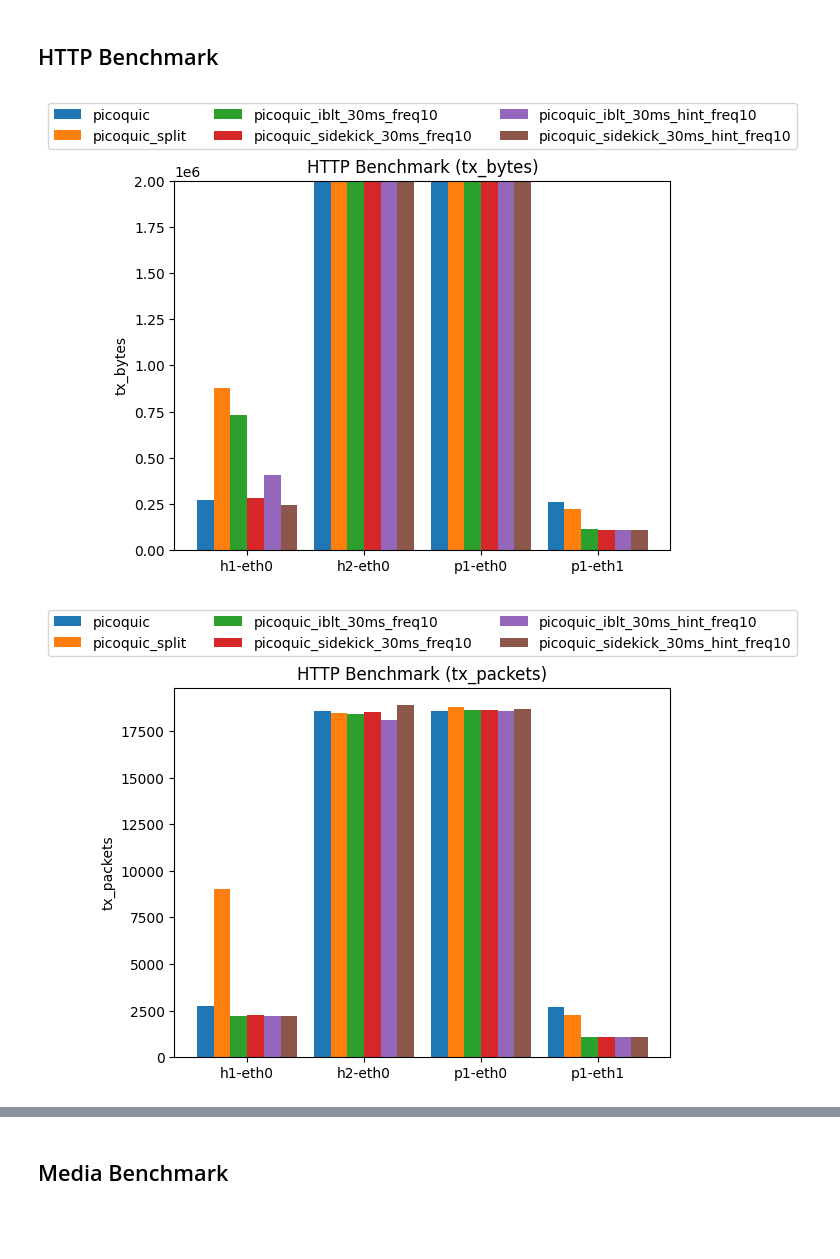
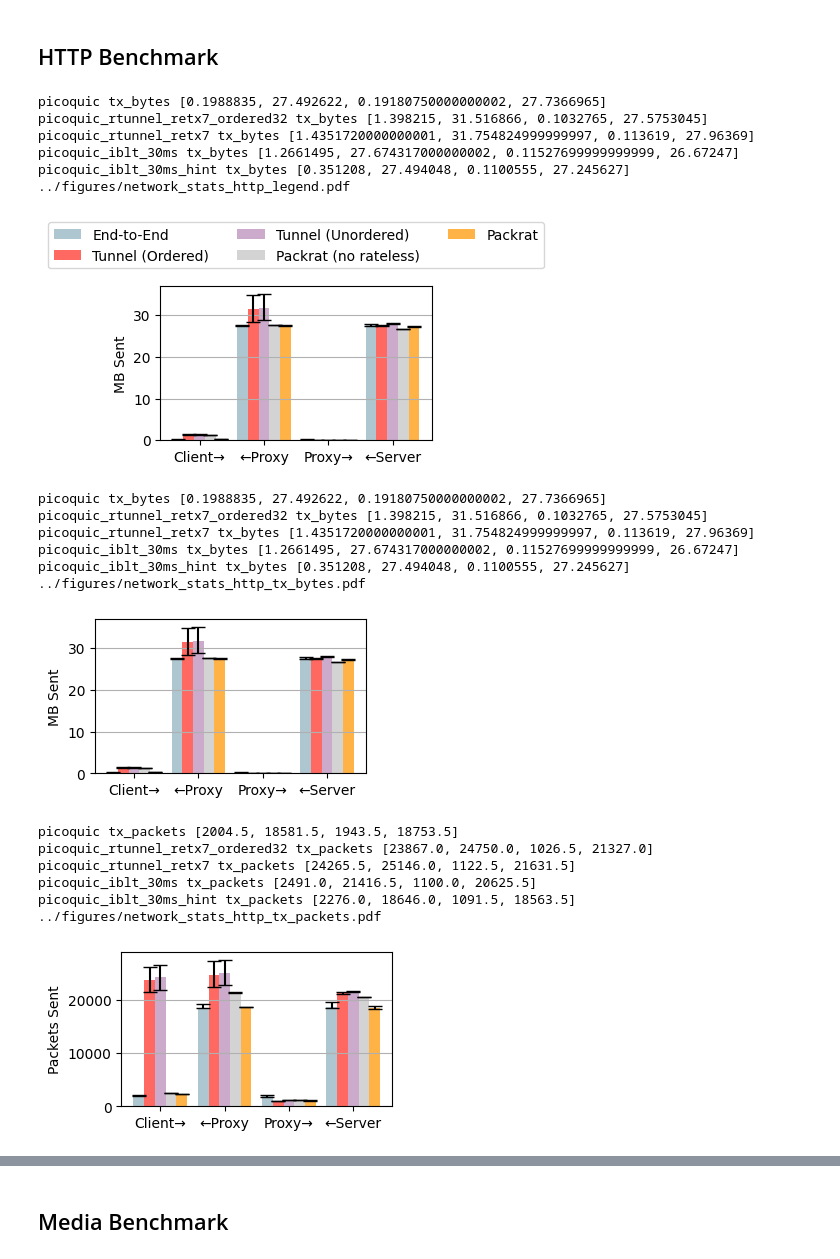
Before and after one commit to StanfordSNR/sidekick-downloads, a Jupyter notebook: notebook/network_statistics.ipynb, the cells around one changed output, grey strips where cells are left out. Drawn from its saved outputs; the diff is of its cells as text; code cells hidden in the pictures; blank space fills up the shorter version.

```diff
--- a/notebook/network_statistics.ipynb
+++ b/notebook/network_statistics.ipynb
@@ -13,4 +14,18 @@ from treatments.media import treatment_map as media_treatment_map
 # %% [markdown]
 ## Parse data
+# %%
+default_ifaces = ['h1-eth0', 'p1-eth0', 'p1-eth1', 'h2-eth0']
+default_metrics = ['tx_packets', 'tx_bytes', 'rx_packets', 'rx_bytes']
+def merge_iface_data(my_ifaces, my_metrics, ifaces=default_ifaces):
+    data = {}
+    for iface, metric in zip(my_ifaces, my_metrics):
+        data[iface] = metric
+    ys = []
+    if 'p0-eth1' in data:
+        assert data['h1-eth0'] <= data['p0-eth1']
+        data['h1-eth0'] = data['p0-eth1']
+    for iface in ifaces:
+        ys.append(data[iface])
+    return ys
 # %%
 # HTTP benchmark
@@ -115,17 +142,42 @@ def plot_network_statistics(data, labels: List[str], metric: str, title: str, yl
 ## HTTP Benchmark
 # %%
 # 3. Sending with hint reduces tx_bytes (keeps perf).
+# wifi has tremendous link overheads
+# sidekick reduces total number of packets because connection is faster
+normalized = False
 labels = [
     'picoquic',
-    'picoquic_split',
-    'picoquic_iblt_30ms_freq10',
-    'picoquic_sidekick_30ms_freq10',
-    'picoquic_iblt_30ms_hint_freq10',
-    'picoquic_sidekick_30ms_hint_freq10',
+    # 'picoquic_split',
+    'picoquic_rtunnel_retx7_ordered32',
+    'picoquic_rtunnel_retx7',
+    'picoquic_iblt_30ms',
+    # 'picoquic_sidekick_30ms',
+    'picoquic_iblt_30ms_hint',
+    # 'picoquic_sidekick_30ms_hint',
 ]
-http_data = parse_http_data(num_trials=10, labels=labels, execute=False)
-plot_network_statistics(http_data, labels, 'tx_bytes', 'HTTP Benchmark', ylim=(0, 2000000))
-plot_network_statistics(http_data, labels, 'tx_packets', 'HTTP Benchmark', ylim=0)
+http_data = parse_http_data(num_trials=20, labels=labels, normalized=normalized, execute=True)
+plot_network_statistics(http_data, labels, 'tx_bytes', ylabel='MB Sent', ylim=0, pdf='../figures/network_stats_http_legend.pdf', style=True, legend=True)
+plot_network_statistics(http_data, labels, 'tx_bytes', ylabel='MB Sent', ylim=0, pdf='../figures/network_stats_http_tx_bytes.pdf', style=True)
+plot_network_statistics(http_data, labels, 'tx_packets', ylabel='Packets Sent', ylim=0, pdf='../figures/network_stats_http_tx_packets.pdf', style=True)
 # %% [output]
+picoquic tx_bytes [0.1988835, 27.492622, 0.19180750000000002, 27.7366965]
+picoquic_rtunnel_retx7_ordered32 tx_bytes [1.398215, 31.516866, 0.1032765, 27.5753045]
+picoquic_rtunnel_retx7 tx_bytes [1.4351720000000001, 31.754824999999997, 0.113619, 27.96369]
+picoquic_iblt_30ms tx_bytes [1.2661495, 27.674317000000002, 0.11527699999999999, 26.67247]
+picoquic_iblt_30ms_hint tx_bytes [0.351208, 27.494048, 0.1100555, 27.245627]
+../figures/network_stats_http_legend.pdf
-[figure, old version]
+[figure, new version]
+picoquic tx_bytes [0.1988835, 27.492622, 0.19180750000000002, 27.7366965]
+picoquic_rtunnel_retx7_ordered32 tx_bytes [1.398215, 31.516866, 0.1032765, 27.5753045]
+picoquic_rtunnel_retx7 tx_bytes [1.4351720000000001, 31.754824999999997, 0.113619, 27.96369]
+picoquic_iblt_30ms tx_bytes [1.2661495, 27.674317000000002, 0.11527699999999999, 26.67247]
+picoquic_iblt_30ms_hint tx_bytes [0.351208, 27.494048, 0.1100555, 27.245627]
+../figures/network_stats_http_tx_bytes.pdf
-[figure, old version]
+[figure, new version]
+picoquic tx_packets [2004.5, 18581.5, 1943.5, 18753.5]
+picoquic_rtunnel_retx7_ordered32 tx_packets [23867.0, 24750.0, 1026.5, 21327.0]
+picoquic_rtunnel_retx7 tx_packets [24265.5, 25146.0, 1122.5, 21631.5]
+picoquic_iblt_30ms tx_packets [2491.0, 21416.5, 1100.0, 20625.5]
+picoquic_iblt_30ms_hint tx_packets [2276.0, 18646.0, 1091.5, 18563.5]
+../figures/network_stats_http_tx_packets.pdf
+[figure, added]
```
Also changed, not shown: parts of 11 cells of this notebook, 6 other files.
